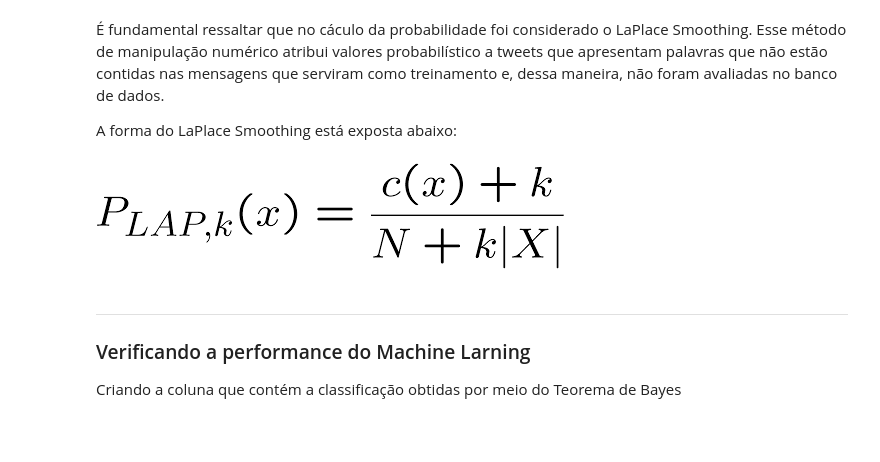
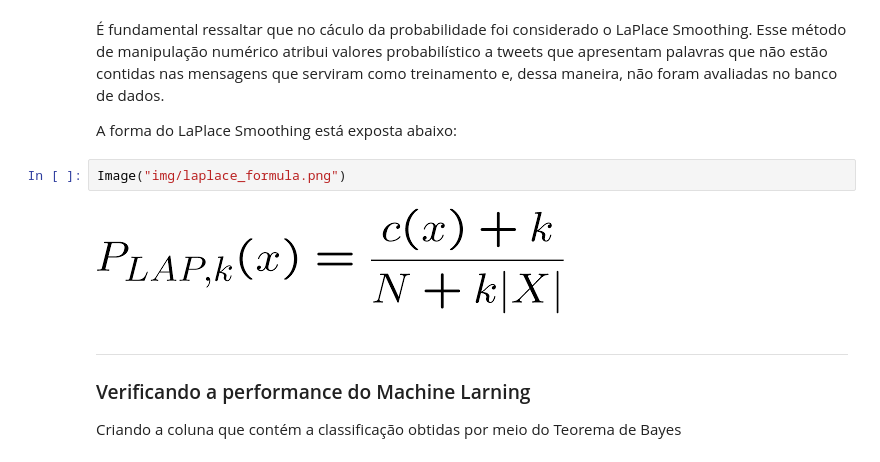
Before and after one commit to LuisFilipeMLoureiro/Machine-Learning-analise-de-sentimentos-sobre-Golf-VW, a Jupyter notebook: Projeto2_layout.ipynb, the cells around one changed output. Cells and saved outputs as stored; diff of their text form; blank space fills up the shorter version.

```diff
--- a/Projeto2_layout.ipynb
+++ b/Projeto2_layout.ipynb
@@ -257,8 +262,10 @@ for frase in teste_clean.loc[:,"tweet"]:
 É fundamental ressaltar que no cáculo da probabilidade foi considerado o LaPlace Smoothing. Esse método de manipulação numérico atribui valores probabilístico a tweets que apresentam palavras que não estão contidas nas mensagens que serviram como treinamento e, dessa maneira, não foram avaliadas no banco de dados.
 
 A forma do LaPlace Smoothing está exposta abaixo:
-# %% [markdown]
-![laplace_formula.png](attachment:laplace_formula.png)
+# %%
+Image("img/laplace_formula.png")
+# %% [output]
+[figure, added]
 # %% [markdown]
 ___
 ### Verificando a performance do Machine Larning
```
Also changed, not shown: parts of 4 cells of this notebook, 3 other files.
